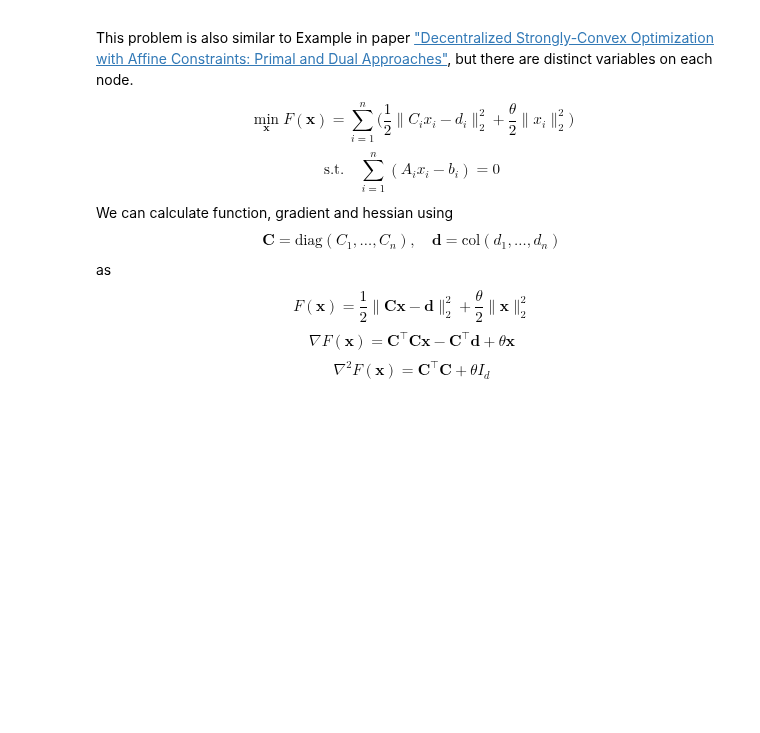
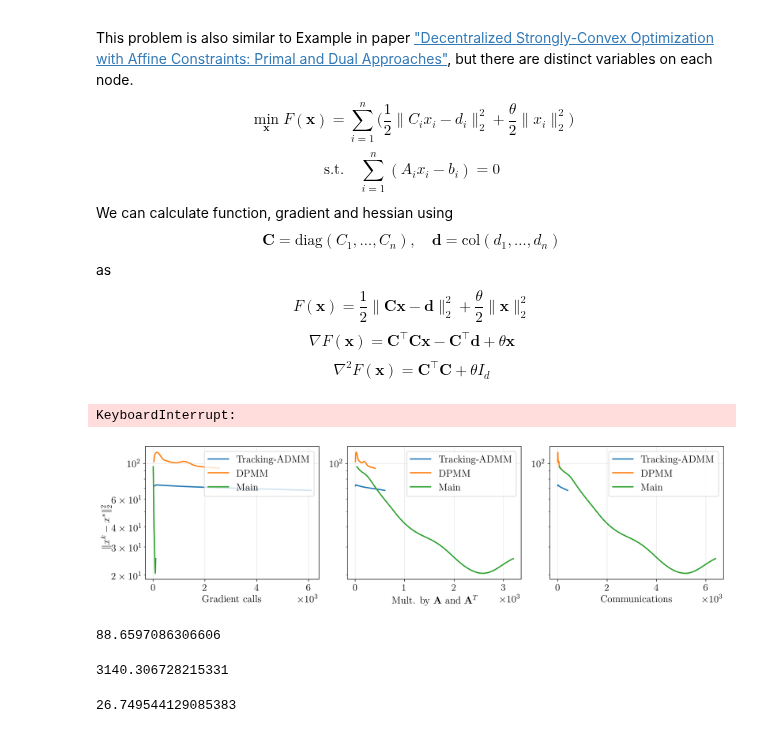
Before and after one commit to kisnikser/Decentralized-Optimization, a Jupyter notebook: example.ipynb, the cells around one changed output. Saved outputs shown, nothing was run; the diff lists cells and outputs as text; code cells hidden in the pictures; blank space fills up the shorter version.

```diff
--- a/example.ipynb
+++ b/example.ipynb
@@ -11,7 +11,7 @@ myparams = {
     'text.usetex': True,
     'text.latex.preamble': r'\usepackage{amsfonts}',
     'font.family': 'Djvu Serif',
-    'font.size': 18,
+    'font.size': 16,
     'axes.grid': True,
     'grid.alpha': 0.3,
     'lines.linewidth': 2
@@ -40,29 +43,30 @@ $$ \nabla^2 F(\mathbf{x}) = \mathbf{C}^\top \mathbf{C} + \theta I_{d} $$
 # %%
 np.random.seed(307)
 
-NUM_STEPS = 10_000
+NUM_STEPS = 100
 n = 20
 m = 10
 d = 3
-graph = 'erdos-renyi'
-average_degree = 10
+graph = 'ring'
+#average_degree = 5
 
-model = ExampleModel(n, m, d, graph, edge_prob=average_degree/n, gossip=False)
+model = ExampleModel(n, m, d, graph, gossip=False)
 # %%
-titles = ['Tracking-ADMM', 'DPMM', 'APAPC', 'Main']
+titles = ['Tracking-ADMM', 'DPMM', 'Main']
 results = {title: {} for title in titles}
 
+#output = TrackingADMM(num_steps=NUM_STEPS, model=model)
 output = TrackingADMM(num_steps=10 * NUM_STEPS, model=model)
 results['Tracking-ADMM'] = output
 
-output = DPMM(num_steps=10 * NUM_STEPS, model=model)
+#output = DPMM(num_steps=NUM_STEPS, model=model)
+output = DPMM(num_steps=100 * NUM_STEPS, model=model)
 results['DPMM'] = output
-
-output = APAPC(num_steps=NUM_STEPS, model=model)
-results['APAPC'] = output
 
 output = Main(num_steps=NUM_STEPS, model=model)
 results['Main'] = output
+# %% [output]
+KeyboardInterrupt:
 # %%
 filename = f'{graph}_n-{model.n}_d-{model.d}_m-{model.m}'
 filename_fig = 'figs/example/' + filename + '.pdf'
@@ -70,47 +74,64 @@ filename_dump = 'dumps/example/' + filename + '.pkl'
 
 #results = load_object(filename_dump)
 
-fig, ax = plt.subplots(1, 3, figsize=(18, 5), sharey=True)
+fig, ax = plt.subplots(1, 3, figsize=(14, 4), sharey=True)
 
 for title in results.keys():
     output = results[title]
     x_vals = np.cumsum(output['grad_calls'])
     y_vals = output['x_err']
     ax[0].plot(x_vals, y_vals, label=title)
+ax[0].legend(loc='upper right')
 ax[0].yaxis.set_tick_params(labelleft=True)
-ax[0].set_xlim(left=0, right=10_000)
-ax[0].set_ylim(bottom=1e-17, top=1e3)
+#ax[0].set_xlim(left=0, right=10_000)
+#ax[0].set_ylim(bottom=1e-21, top=1e3)
 ax[0].set_yscale('log')
 ax[0].set_xlabel("Gradient calls")
 ax[0].ticklabel_format(axis='x', style='sci', scilimits=(0, 0))
 
 for title in results.keys():
     output = results[title]
     x_vals = np.cumsum(output['mults_A'])
     y_vals = output['x_err']
     ax[1].plot(x_vals, y_vals, label=title)
+ax[1].legend(loc='upper right')
 ax[1].yaxis.set_tick_params(labelleft=True)
-ax[1].set_xlim(left=0, right=400_000)
+#ax[1].set_xlim(left=0, right=400_000)
 ax[1].set_yscale('log')
-ax[1].set_xlabel("Multiplications by $\mathbf{A}$ and $\mathbf{A}^T$")
+ax[1].set_xlabel("Mult. by $\mathbf{A}$ and $\mathbf{A}^T$")
 ax[1].ticklabel_format(axis='x', style='sci', scilimits=(0, 0))
 
 for title in results.keys():
     output = results[title]
     x_vals = np.cumsum(output['communications'])
     y_vals = output['x_err']
     ax[2].plot(x_vals, y_vals, label=title)
+ax[2].legend(loc='upper right')
 ax[2].yaxis.set_tick_params(labelleft=True)
-ax[2].set_xlim(left=0, right=100_000)
+#ax[2].set_xlim(left=0, right=400_000)
 ax[2].set_yscale('log')
 ax[2].set_xlabel("Communications")
 ax[2].ticklabel_format(axis='x', style='sci', scilimits=(0, 0))
 
-plt.legend(bbox_to_anchor=(1, 0.5), loc="center left")
+#plt.legend(bbox_to_anchor=(1, 0.5), loc="center left")
 fig.text(0, 0.5, r"$\| x^k - x^* \|_2^2$", va='center', rotation='vertical')
 graph_name = 'Ring' if graph == 'ring' else 'Erdős–Rényi'
-plt.suptitle(f'{graph_name}, $n = {model.n}$, $d_i = {model.d}$, $m = {model.m}$', fontsize=24)
+#plt.suptitle(f'{graph_name}, $n = {model.n}$, $d_i = {model.d}$, $m = {model.m}$', fontsize=24)
 plt.tight_layout()
 plt.savefig(filename_fig, bbox_inches='tight')
 save_object(results, filename_dump)
 plt.show()
+# %% [output]
+[figure, added]
+# %%
+model.kappa_W
+# %% [output]
+88.6597086306606
+# %%
+model.kappa_f
+# %% [output]
+3140.306728215331
+# %%
+model.kappa_A
+# %% [output]
+26.749544129085383
```
Also changed, not shown: parts of 1 cell of this notebook, 13 other files.
